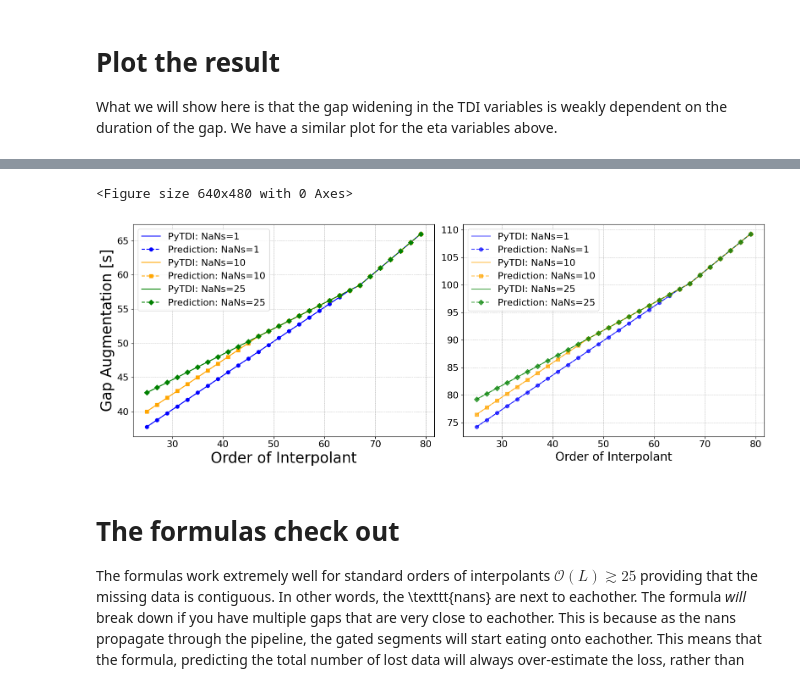
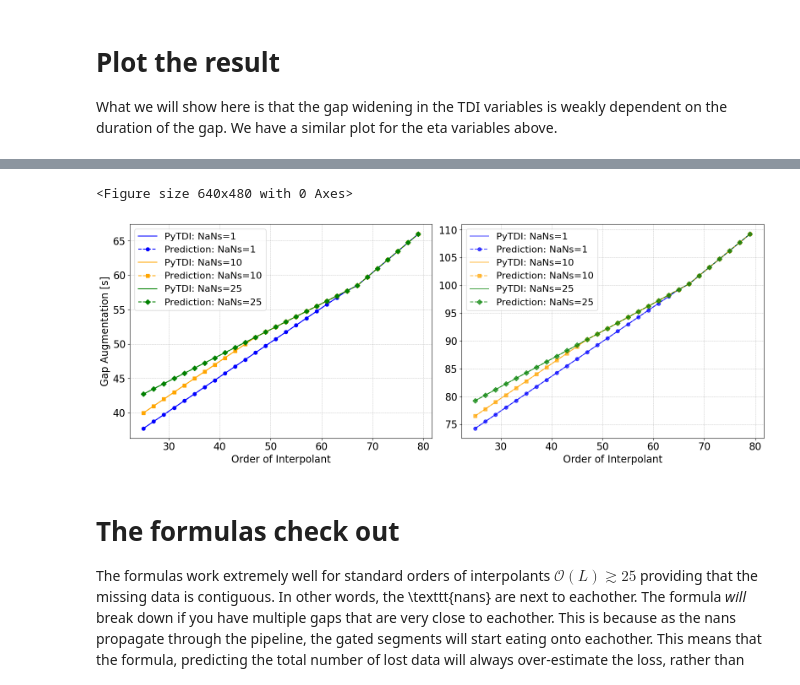
Before and after one commit to OllieBurke/gaps_tdi, a Jupyter notebook: notebooks/investigation_gap_widening_static.ipynb, the cells around one changed output, grey strips where cells are left out. Drawn from its saved outputs; the diff is of its cells as text; code cells hidden in the pictures.

```diff
--- a/notebooks/investigation_gap_widening_static.ipynb
+++ b/notebooks/investigation_gap_widening_static.ipynb
@@ -263,7 +263,7 @@ constant_delay3 = 2.45E9/SPEED_OF_LIGHT
 # %%
 ###  here we pick which value we want to use for the analytical computation
 
-constant_delay = constant_delay2
+constant_delay = constant_delay1
 # %%
 ########## -------------- ########
 
@@ -643,8 +657,8 @@ import matplotlib.pyplot as plt
 N_nans_values = [dt*result["N_nans"] for result in results_TDI_testing_N_nans]
 widening_gap_X1_pytdi = [dt*result["widening_gap_X1_pytdi"] for result in results_TDI_testing_N_nans]
 widening_gap_X2_pytdi = [dt*result["widening_gap_X2_pytdi"] for result in results_TDI_testing_N_nans]
-widening_gap_X1_theory = [dt*result["widening_gap_X1_theory"] for result in results_TDI_testing_N_nans]
-widening_gap_X2_theory = [dt*result["widening_gap_X2_theory"] for result in results_TDI_testing_N_nans]
+widening_gap_X1_theory = [dt*(result["widening_gap_X1_theory"]) for result in results_TDI_testing_N_nans]
+widening_gap_X2_theory = [dt*(result["widening_gap_X2_theory"]) for result in results_TDI_testing_N_nans]
 
 # Create the figure and subplots
 fig, (ax1, ax2) = plt.subplots(1, 2, figsize=(16, 6))
@@ -659,12 +673,12 @@ ax1.plot(
     label="Theory ", linestyle="--", marker="o", color="blue"
 )
 ax1.set_xscale("log")
-ax1.set_xlabel("Gap duration in telemetry [s]", fontsize=18)
-ax1.set_ylabel("Gap Augmentation [s]", fontsize=18)
-ax1.set_title(r"TDI First Generation Variables", fontsize=22)
+ax1.set_xlabel("Gap duration in telemetry [s]", fontsize=17)
+ax1.set_ylabel("Gap Augmentation [s]", fontsize=17)
+ax1.set_title(r"Michelson TDI X1 [$\mathcal{O}(L) = 45, \bar{L} = 2.5\times 10^{9}$]", fontsize=17)
 ax1.legend(fontsize=26, loc="upper left")
 ax1.grid(True, which="both", linestyle="--", linewidth=0.5)
-ax1.tick_params(axis="both", which="major", labelsize=12)
+ax1.tick_params(axis="both", which="major", labelsize=17)
 
 # Plot X2 results on the right subplot
 ax2.plot(
@@ -676,15 +690,15 @@ ax2.plot(
     label="Theory ", linestyle="--", marker="s", color="green"
 )
 ax2.set_xscale("log")
-ax2.set_xlabel("Gap duration in telemetry [s]", fontsize=18)
+ax2.set_xlabel("Gap duration in telemetry [s]", fontsize=17)
 # ax2.set_ylabel("Widening of Gap in X2 Variables", fontsize=14)
-ax2.set_title(r"TDI Second Generation Variables", fontsize=22)
+ax2.set_title(r"Michelson TDI X2 [$\mathcal{O}(L) = 45, \bar{L} = 2.5\times 10^{9}$]", fontsize=17)
 ax2.legend(fontsize=26, loc="upper left")
 ax2.grid(True, which="both", linestyle="--", linewidth=0.5)
-ax2.tick_params(axis="both", which="major", labelsize=16)
+ax2.tick_params(axis="both", which="major", labelsize=17)
 
 # Adjust layout and show the plot
 plt.tight_layout()
-#plt.savefig("../Plots/gap_widening_comparison_TDI_subplots_seconds_higher_armlength.png", dpi=300)  # Save as a high-resolution image
+plt.savefig("/Users/murmar/Documents/workspace/gaps_tdi_work/gaps_tdi/gap_widening_comparison_TDI_subplots_seconds_higher_armlength.png", dpi=300)  # Save as a high-resolution image
 plt.show()
 # %% [output]
@@ -774,7 +796,7 @@ for idx, (N_nans, results) in enumerate(TDI_results_by_order.items()):
     # Extract data for this N_nans configuration
     orders = [result["order"] for result in results]
     widening_gap_X1_pytdi = [dt*result["widening_gap_X1_pytdi"] for result in results]
-    widening_gap_X1_theory = [dt*result["widening_gap_X1_theory"] for result in results]
+    widening_gap_X1_theory = [dt*(result["widening_gap_X1_theory"]) for result in results]
 
     # Plot X1 results on the left subplot
     ax1.plot(
@@ -789,46 +811,46 @@ for idx, (N_nans, results) in enumerate(TDI_results_by_order.items()):
     )
 
 # Customize the left subplot (X1)
-ax1.set_xlabel("Order of Interpolant", fontsize=25)
-ax1.set_ylabel(r"Gap Augmentation [s]", fontsize=25)
+ax1.set_xlabel("Order of Interpolant", fontsize=17)
+ax1.set_ylabel(r"Gap Augmentation [s]", fontsize=17)
 # ax1.set_title(r"Gap Widening: $X_1$ Variables", fontsize=20)
 ax1.legend(fontsize=16, loc="upper left")
 ax1.grid(True, linestyle="--", linewidth=0.5)
-ax1.tick_params(axis="both", which="major", labelsize=16)
+ax1.tick_params(axis="both", which="major", labelsize=17)
 
 # Loop through each gap configuration and plot the results for X2
 for idx, (N_nans, results) in enumerate(TDI_results_by_order.items()):
     # Extract data for this N_nans configuration
     orders = [result["order"] for result in results]
     widening_gap_X2_pytdi = [dt*result["widening_gap_X2_pytdi"] for result in results]
-    widening_gap_X2_theory = [dt*result["widening_gap_X2_theory"] for result in results]
+    widening_gap_X2_theory = [dt*(result["widening_gap_X2_theory"]+1) for result in results]
 
     # Plot X2 results on the right subplot
     ax2.plot(
         orders, widening_gap_X2_pytdi,
         label=f"PyTDI: NaNs={N_nans}",
         linestyle="-", color=colors[idx], zorder=1, alpha=0.7
     )
     ax2.plot(
         orders, widening_gap_X2_theory,
         label=f"Prediction: NaNs={N_nans}",
         marker=markers[idx], linestyle="--", color=colors[idx], zorder=2, alpha=0.7
     )
 
 # Customize the right subplot (X2)
-ax2.set_xlabel("Order of Interpolant", fontsize=20)
+ax2.set_xlabel("Order of Interpolant", fontsize=17)
 # ax2.set_title(r"Gap Widening: $X_2$ Variables", fontsize=20)
 ax2.legend(fontsize=16, loc="upper left")
 ax2.grid(True, linestyle="--", linewidth=0.5)
-ax2.tick_params(axis="both", which="major", labelsize=16)
+ax2.tick_params(axis="both", which="major", labelsize=17)
 
 # Adjust layout and show the plot
 plt.tight_layout()
-#plt.savefig("../Plots/gap_widening_comparison_TDI_subplots_change_gap_duration_seconds.png", dpi=300)  # Save as a high-resolution image
+plt.savefig("/Users/murmar/Documents/workspace/gaps_tdi_work/gaps_tdi/gap_widening_comparison_TDI_subplots_change_gap_duration_seconds.png", dpi=300)  # Save as a high-resolution image
 plt.show()
 # %% [output]
 <Figure size 640x480 with 0 Axes>
-[figure, old version]
+[figure, new version]
 # %% [markdown]
 # The formulas check out
 
```
Also changed, not shown: parts of 13 cells of this notebook.
